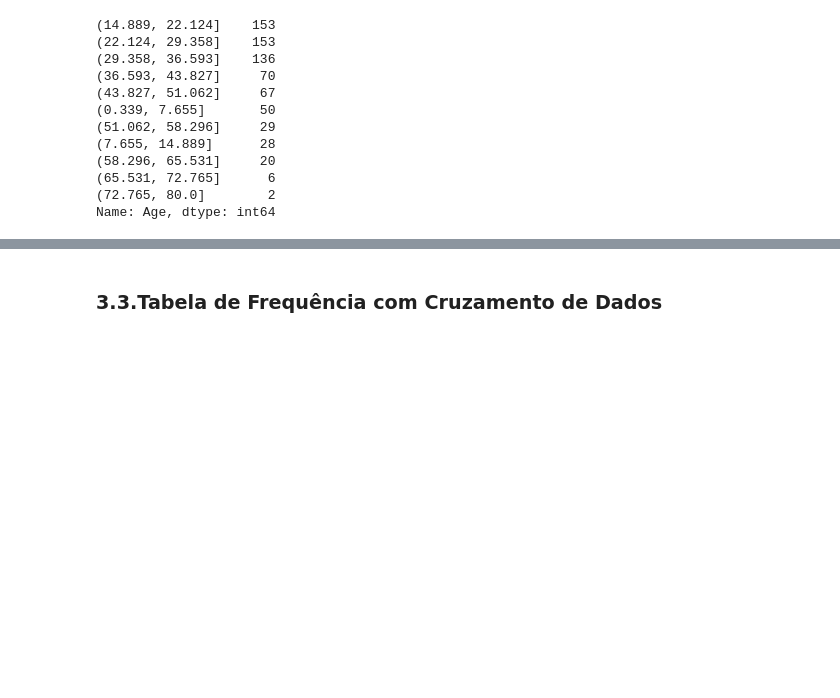
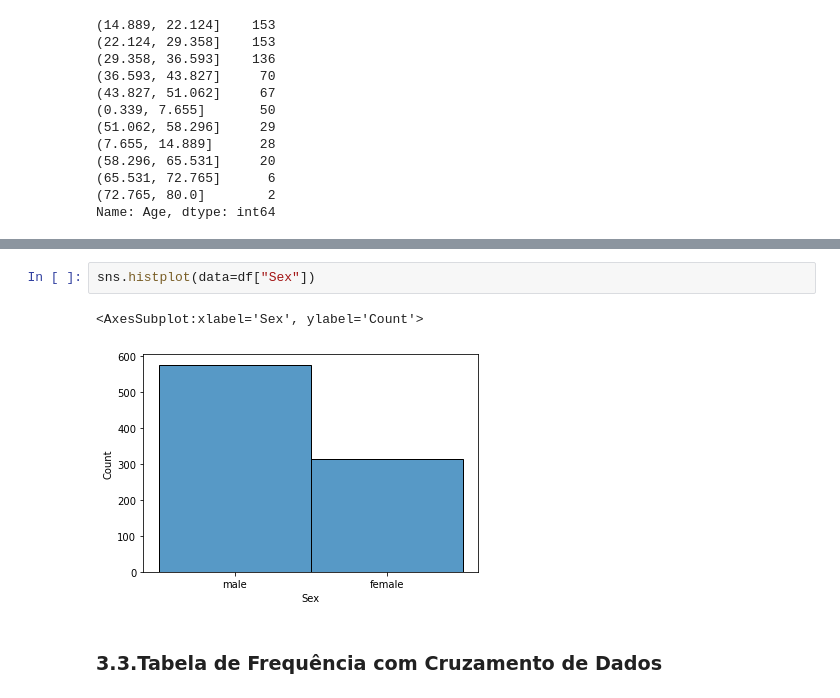
Before and after one commit to fabiobarreto-data-science/Data-Science---Let-s-Code, a Jupyter notebook: 01 - Introdução à Estatística.ipynb, the cells around one changed output, grey strips where cells are left out. Drawn from its saved outputs; the diff is of its cells as text; blank space fills up the shorter version.

```diff
--- a/01 - Introdução à Estatística.ipynb
+++ b/01 - Introdução à Estatística.ipynb
@@ -1089,2 +1108,7 @@ Name: Age, dtype: int64
+# %%
+sns.histplot(data=df["Sex"])
+# %% [output]
+<AxesSubplot:xlabel='Sex', ylabel='Count'>
+[figure, added]
 # %% [markdown]
 ### 3.3.Tabela de Frequência com Cruzamento de Dados
```
Also changed, not shown: parts of 9 cells of this notebook.
